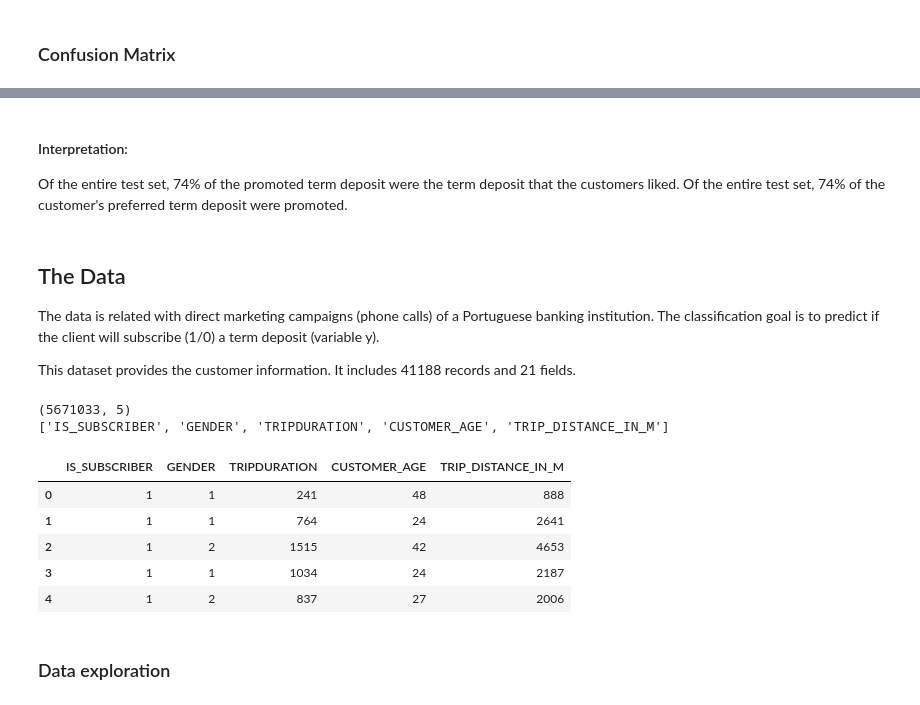
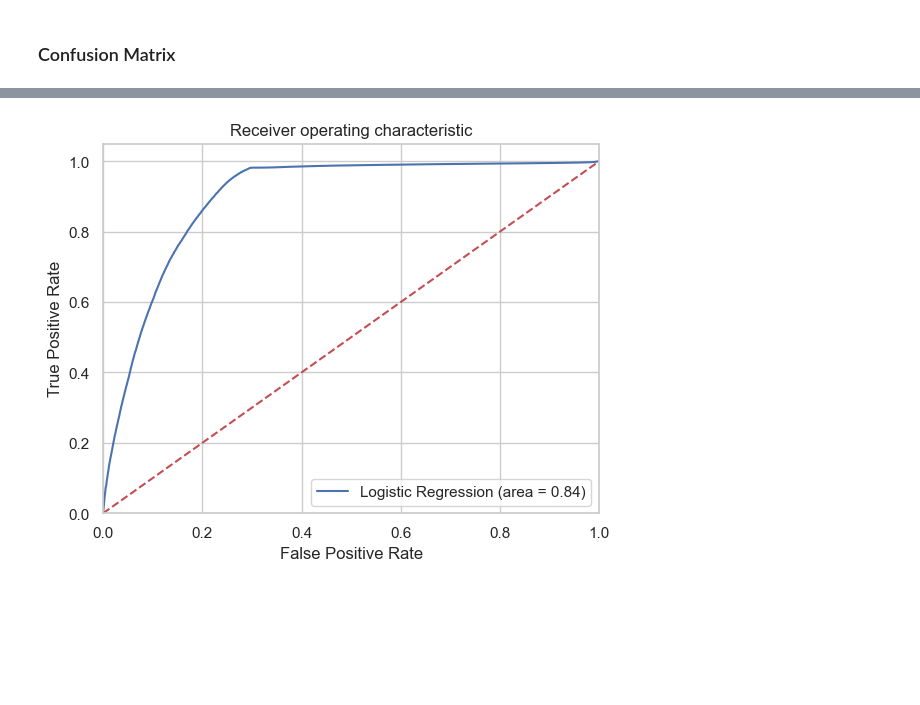
Before and after one commit to jawerg/citi, a Jupyter notebook: logistic-regression.ipynb, the cells around one changed output, grey strips where cells are left out. Saved outputs shown, nothing was run; the diff lists cells and outputs as text; code cells hidden in the pictures; blank space fills up the shorter version.

Commit message:
[logit] make a first version of the notebook work

```diff
--- a/logistic-regression.ipynb
+++ b/logistic-regression.ipynb
@@ -127,21 +78,25 @@ data_final.columns.values
 # %% [markdown]
 ### Over-sampling using SMOTE
 # %%
-X = data_final.loc[:, data_final.columns != 'y']
-y = data_final.loc[:, data_final.columns == 'y']
+X = data_final.loc[:, data_final.columns != 'is subscriber']
+y = data_final.loc[:, data_final.columns == 'is subscriber']
 # %%
 from imblearn.over_sampling import SMOTE
 
+from sklearn.model_selection import train_test_split
+X_train, X_test, y_train, y_test = train_test_split(X, y, test_size = 0.25, random_state = 0)
+y_train, y_test = y_train.astype('int'), y_test.astype('int')
+
 os = SMOTE(random_state=0)
-X_train, X_test, y_train, y_test = train_test_split(X, y, test_size=0.3, random_state=0)
 columns = X_train.columns
 
-os_data_X,os_data_y=os.fit_sample(X_train, y_train)
+os_data_X,os_data_y=os.fit_resample(X_train, y_train)
 os_data_X = pd.DataFrame(data=os_data_X,columns=columns )
-os_data_y= pd.DataFrame(data=os_data_y,columns=['y'])
+os_data_y= pd.DataFrame(data=os_data_y,columns=['is subscriber'])
+
 # we can Check the numbers of our data
 print("length of oversampled data is ",len(os_data_X))
-print("Number of no subscription in oversampled data",len(os_data_y[os_data_y['y']==0]))
-print("Number of subscription",len(os_data_y[os_data_y['y']==1]))
-print("Proportion of no subscription data in oversampled data is ",len(os_data_y[os_data_y['y']==0])/len(os_data_X))
-print("Proportion of subscription data in oversampled data is ",len(os_data_y[os_data_y['y']==1])/len(os_data_X))
+print("Number of no subscription in oversampled data",len(os_data_y[os_data_y['is subscriber']==0]))
+print("Number of subscription",len(os_data_y[os_data_y['is subscriber']==1]))
+print("Proportion of no subscription data in oversampled data is ",len(os_data_y[os_data_y['is subscriber']==0])/len(os_data_X))
+print("Proportion of subscription data in oversampled data is ",len(os_data_y[os_data_y['is subscriber']==1])/len(os_data_X))
@@ -194,7 +111,4 @@ print(result.summary2())
 # %%
 from sklearn.linear_model import LogisticRegression
-from sklearn import metrics
-
-X_train, X_test, y_train, y_test = train_test_split(X, y, test_size=0.3, random_state=0)
-logreg = LogisticRegression()
-logreg.fit(X_train, y_train)
+classifier = LogisticRegression(random_state = 0)
+classified = classifier.fit(X_train, y_train.to_numpy().ravel())
@@ -204,3 +115,6 @@ print('Accuracy of logistic regression classifier on test set: {:.2f}'.format(lo
+# %%
+y_pred = classifier.predict(X_test)
+y_pred_prob = classifier.predict_proba(X_test)
 # %% [markdown]
 ### Confusion Matrix
 # %%
@@ -213,20 +139,18 @@ print(classification_report(y_test, y_pred))
-# %% [markdown]
-#### Interpretation:
-
-Of the entire test set, 74% of the promoted term deposit were the term deposit that the customers liked. Of the entire test set, 74% of the customer's preferred term deposit were promoted.
 # %%
 from sklearn.metrics import roc_auc_score
 from sklearn.metrics import roc_curve
-logit_roc_auc = roc_auc_score(y_test, logreg.predict(X_test))
-fpr, tpr, thresholds = roc_curve(y_test, logreg.predict_proba(X_test)[:,1])
+logit_roc_auc = roc_auc_score(y_test, y_pred)
+fpr, tpr, thresholds = roc_curve(y_test, y_pred_prob[:,1])
 plt.figure()
 plt.plot(fpr, tpr, label='Logistic Regression (area = %0.2f)' % logit_roc_auc)
 plt.plot([0, 1], [0, 1],'r--')
 plt.xlim([0.0, 1.0])
 plt.ylim([0.0, 1.05])
 plt.xlabel('False Positive Rate')
 plt.ylabel('True Positive Rate')
 plt.title('Receiver operating characteristic')
 plt.legend(loc="lower right")
 plt.savefig('Log_ROC')
 plt.show()
+# %% [output]
+[figure, added]
@@ -245,24 +156,0 @@ sns.set(style="whitegrid", color_codes=True)
-# %% [markdown]
-## The Data
-
-The data is related with direct marketing campaigns (phone calls) of a Portuguese banking institution. The classification goal is to predict if the client will subscribe (1/0) a term deposit (variable y).
-
-This dataset provides the customer information. It includes 41188 records and 21 fields.
-# %%
-data = pd.read_parquet('data/2_featured/tripfeatures.parquet')
-print(data.shape)
-print(list(data.columns))
-# %% [output]
-(5671033, 5)
-['IS_SUBSCRIBER', 'GENDER', 'TRIPDURATION', 'CUSTOMER_AGE', 'TRIP_DISTANCE_IN_M']
-# %%
-data.head()
-# %% [output]
-|  | IS_SUBSCRIBER | GENDER | TRIPDURATION | CUSTOMER_AGE | TRIP_DISTANCE_IN_M |
-| 0 | 1 | 1 | 241 | 48 | 888 |
-| 1 | 1 | 1 | 764 | 24 | 2641 |
-| 2 | 1 | 2 | 1515 | 42 | 4653 |
-| 3 | 1 | 1 | 1034 | 24 | 2187 |
-| 4 | 1 | 2 | 837 | 27 | 2006 |
-# %% [markdown]
-### Data exploration
```
Also changed, not shown: parts of 94 cells of this notebook.
